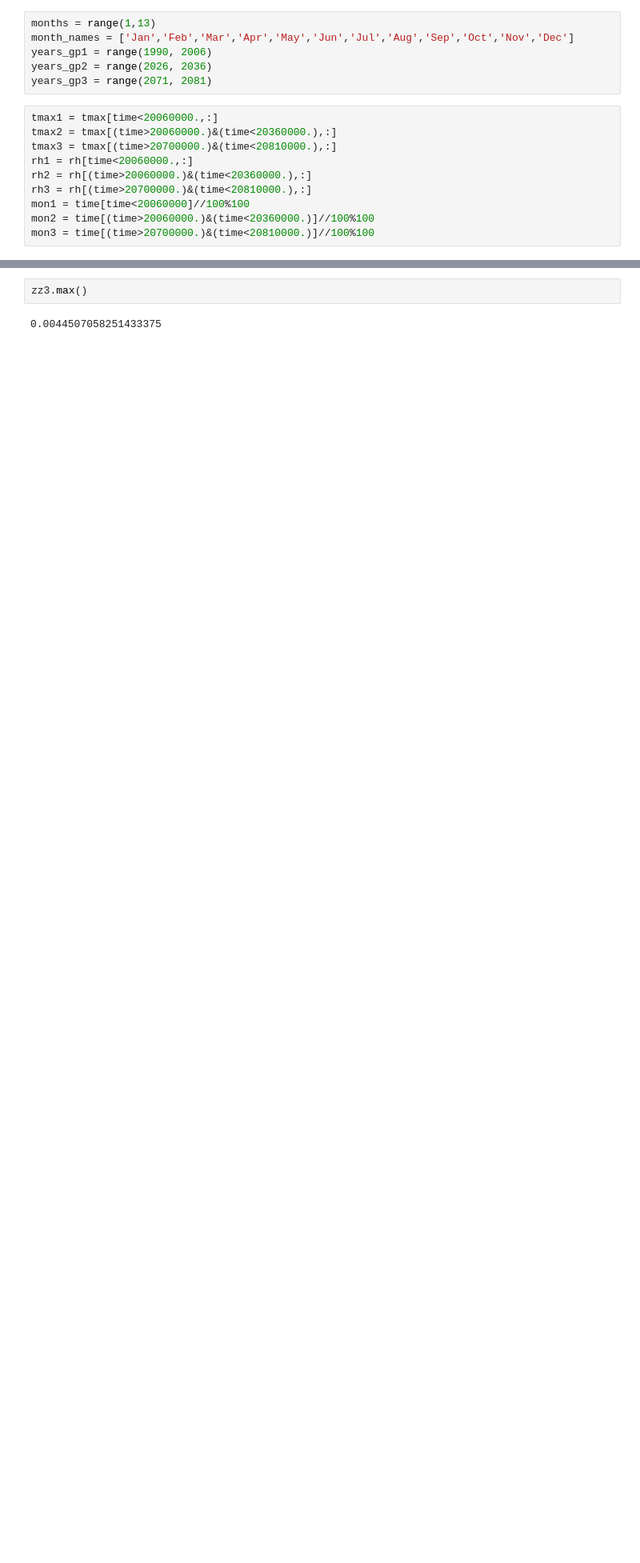
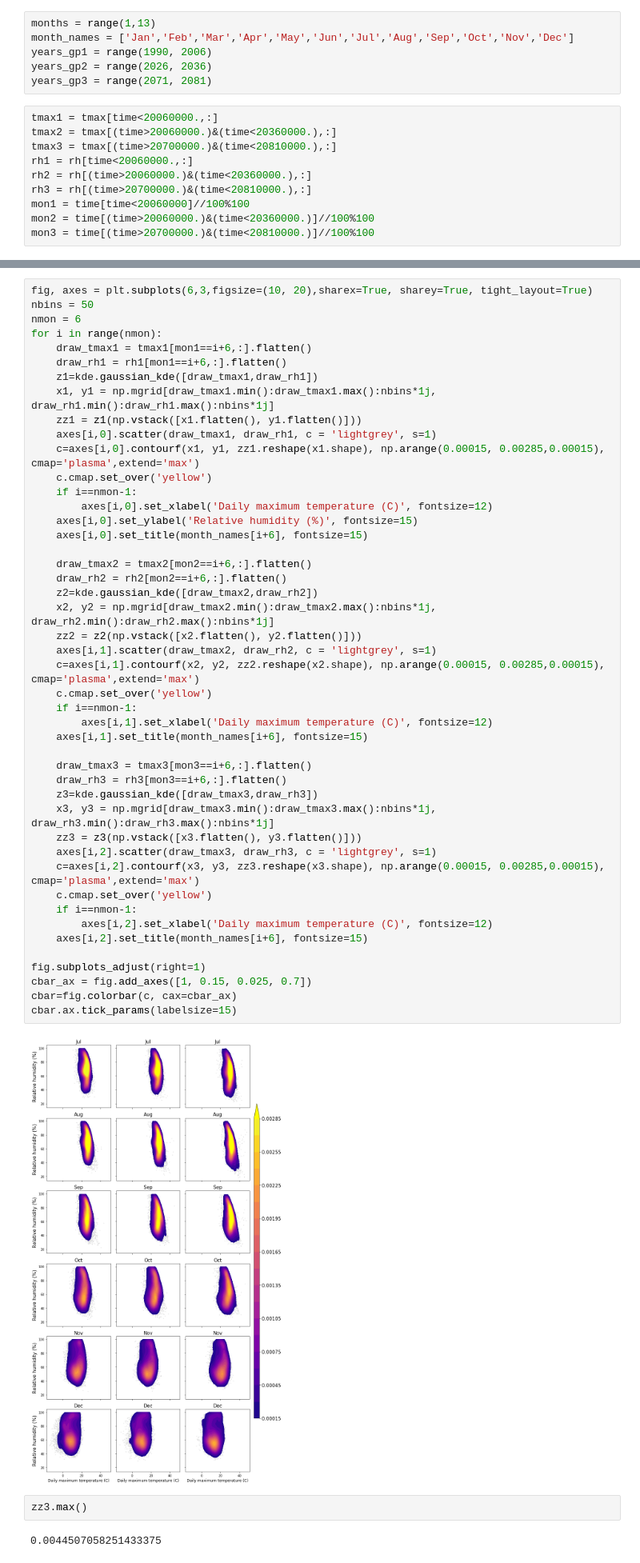
Before and after one commit to Jiacan/Heatwave_project, a Jupyter notebook: diagnostics/Joint_distribution_CHI.ipynb, the cells around one changed output, grey strips where cells are left out. Shown at 80% size. Saved outputs shown, nothing was run; the diff lists cells and outputs as text; blank space fills up the shorter version.

```diff
--- a/diagnostics/Joint_distribution_CHI.ipynb
+++ b/diagnostics/Joint_distribution_CHI.ipynb
@@ -133,6 +133,54 @@ cbar=fig.colorbar(c, cax=cbar_ax)
 cbar.ax.tick_params(labelsize=15)
 # %% [output]
 [figure]
+# %%
+fig, axes = plt.subplots(6,3,figsize=(10, 20),sharex=True, sharey=True, tight_layout=True)
+nbins = 50
+nmon = 6
+for i in range(nmon):
+    draw_tmax1 = tmax1[mon1==i+6,:].flatten()
+    draw_rh1 = rh1[mon1==i+6,:].flatten()
+    z1=kde.gaussian_kde([draw_tmax1,draw_rh1])
+    x1, y1 = np.mgrid[draw_tmax1.min():draw_tmax1.max():nbins*1j, draw_rh1.min():draw_rh1.max():nbins*1j]
+    zz1 = z1(np.vstack([x1.flatten(), y1.flatten()]))
+    axes[i,0].scatter(draw_tmax1, draw_rh1, c = 'lightgrey', s=1)
+    c=axes[i,0].contourf(x1, y1, zz1.reshape(x1.shape), np.arange(0.00015, 0.00285,0.00015), cmap='plasma',extend='max')
+    c.cmap.set_over('yellow')
+    if i==nmon-1:
+        axes[i,0].set_xlabel('Daily maximum temperature (C)', fontsize=12)
+    axes[i,0].set_ylabel('Relative humidity (%)', fontsize=15)
+    axes[i,0].set_title(month_names[i+6], fontsize=15)
+
+    draw_tmax2 = tmax2[mon2==i+6,:].flatten()
+    draw_rh2 = rh2[mon2==i+6,:].flatten()
+    z2=kde.gaussian_kde([draw_tmax2,draw_rh2])
+    x2, y2 = np.mgrid[draw_tmax2.min():draw_tmax2.max():nbins*1j, draw_rh2.min():draw_rh2.max():nbins*1j]
+    zz2 = z2(np.vstack([x2.flatten(), y2.flatten()]))
+    axes[i,1].scatter(draw_tmax2, draw_rh2, c = 'lightgrey', s=1)
+    c=axes[i,1].contourf(x2, y2, zz2.reshape(x2.shape), np.arange(0.00015, 0.00285,0.00015), cmap='plasma',extend='max')
+    c.cmap.set_over('yellow')
+    if i==nmon-1:
+        axes[i,1].set_xlabel('Daily maximum temperature (C)', fontsize=12)
+    axes[i,1].set_title(month_names[i+6], fontsize=15)
+
+    draw_tmax3 = tmax3[mon3==i+6,:].flatten()
+    draw_rh3 = rh3[mon3==i+6,:].flatten()
+    z3=kde.gaussian_kde([draw_tmax3,draw_rh3])
+    x3, y3 = np.mgrid[draw_tmax3.min():draw_tmax3.max():nbins*1j, draw_rh3.min():draw_rh3.max():nbins*1j]
+    zz3 = z3(np.vstack([x3.flatten(), y3.flatten()]))
+    axes[i,2].scatter(draw_tmax3, draw_rh3, c = 'lightgrey', s=1)
+    c=axes[i,2].contourf(x3, y3, zz3.reshape(x3.shape), np.arange(0.00015, 0.00285,0.00015), cmap='plasma',extend='max')
+    c.cmap.set_over('yellow')
+    if i==nmon-1:
+        axes[i,2].set_xlabel('Daily maximum temperature (C)', fontsize=12)
+    axes[i,2].set_title(month_names[i+6], fontsize=15)
+
+fig.subplots_adjust(right=1)
+cbar_ax = fig.add_axes([1, 0.15, 0.025, 0.7])
+cbar=fig.colorbar(c, cax=cbar_ax)
+cbar.ax.tick_params(labelsize=15)
+# %% [output]
+[figure, added]
 # %%
 zz3.max()
 # %% [output]
```
